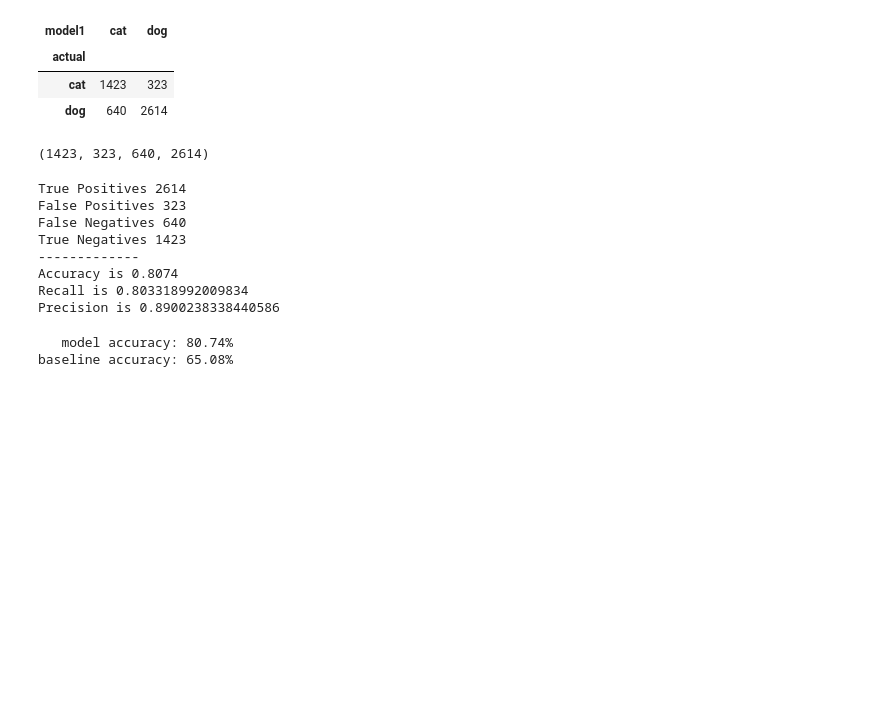
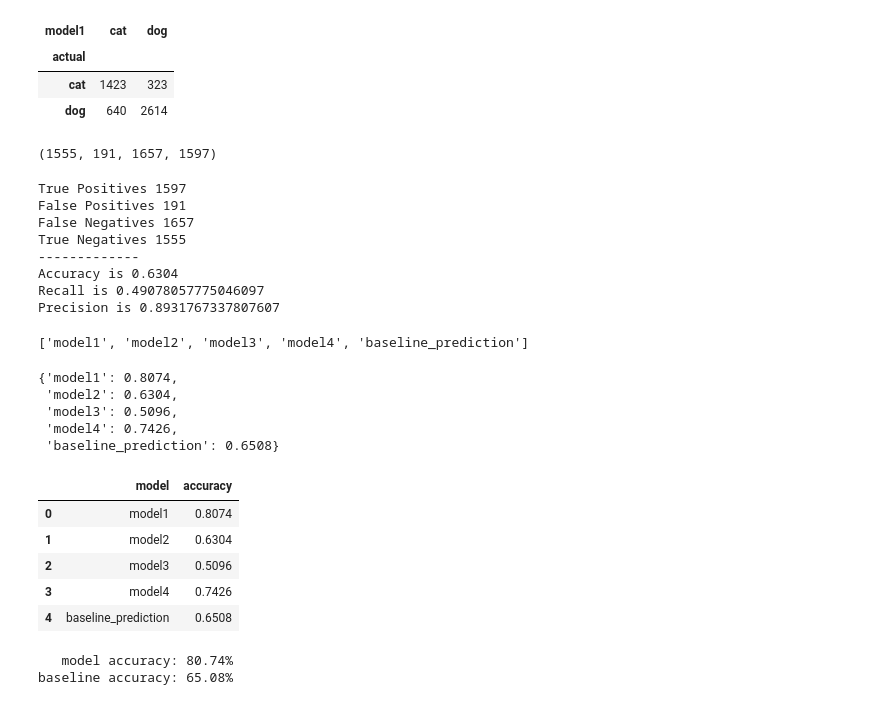
Before and after one commit to DBerchelmann/classification-exercises, a Jupyter notebook: model_evaluation.ipynb, the cells around one changed output. Cells and saved outputs as stored; diff of their text form; code cells hidden in the pictures; blank space fills up the shorter version.

Commit message:
initial upload of model eval exercise

```diff
--- a/model_evaluation.ipynb
+++ b/model_evaluation.ipynb
@@ -258,13 +259,13 @@ pd.crosstab(paws.actual, paws.model1)
 | dog | 640 | 2614 |
 # %%
 y_true = paws.actual
-y_pred = paws.model1
+y_pred = paws.model2
 # %%
 (tn, fp, fn, tp) = confusion_matrix(y_true, y_pred,
                                     labels = ['cat', 'dog']).ravel()
 (tn, fp, fn, tp)
 # %% [output]
-(1423, 323, 640, 2614)
+(1555, 191, 1657, 1597)
 # %%
 print("True Positives", tp)
 print("False Positives", fp)
@@ -281,14 +282,43 @@ print("Accuracy is", accuracy)
 print("Recall is", recall)
 print("Precision is", precision)
 # %% [output]
-True Positives 2614
-False Positives 323
-False Negatives 640
-True Negatives 1423
+True Positives 1597
+False Positives 191
+False Negatives 1657
+True Negatives 1555
 -------------
-Accuracy is 0.8074
-Recall is 0.803318992009834
-Precision is 0.8900238338440586
+Accuracy is 0.6304
+Recall is 0.49078057775046097
+Precision is 0.8931767337807607
+# %%
+models = list(paws.columns)
+models = models[1:]
+models
+# %% [output]
+['model1', 'model2', 'model3', 'model4', 'baseline_prediction']
+# %%
+output = {}
+for model in models:
+    accuracy = (paws.actual == paws[model]).mean()
+    output.update({model:accuracy})
+
+
+output
+# %% [output]
+{'model1': 0.8074,
+ 'model2': 0.6304,
+ 'model3': 0.5096,
+ 'model4': 0.7426,
+ 'baseline_prediction': 0.6508}
+# %%
+pd.DataFrame(list(output.items()), columns = ['model', 'accuracy'])
+# %% [output]
+|  | model | accuracy |
+| 0 | model1 | 0.8074 |
+| 1 | model2 | 0.6304 |
+| 2 | model3 | 0.5096 |
+| 3 | model4 | 0.7426 |
+| 4 | baseline_prediction | 0.6508 |
 # %%
 model_accuracy = (paws.actual == paws.model1).mean()
 baseline_accuracy = (paws.actual == paws.baseline_prediction).mean()
```
Also changed, not shown: parts of 7 cells of this notebook.
